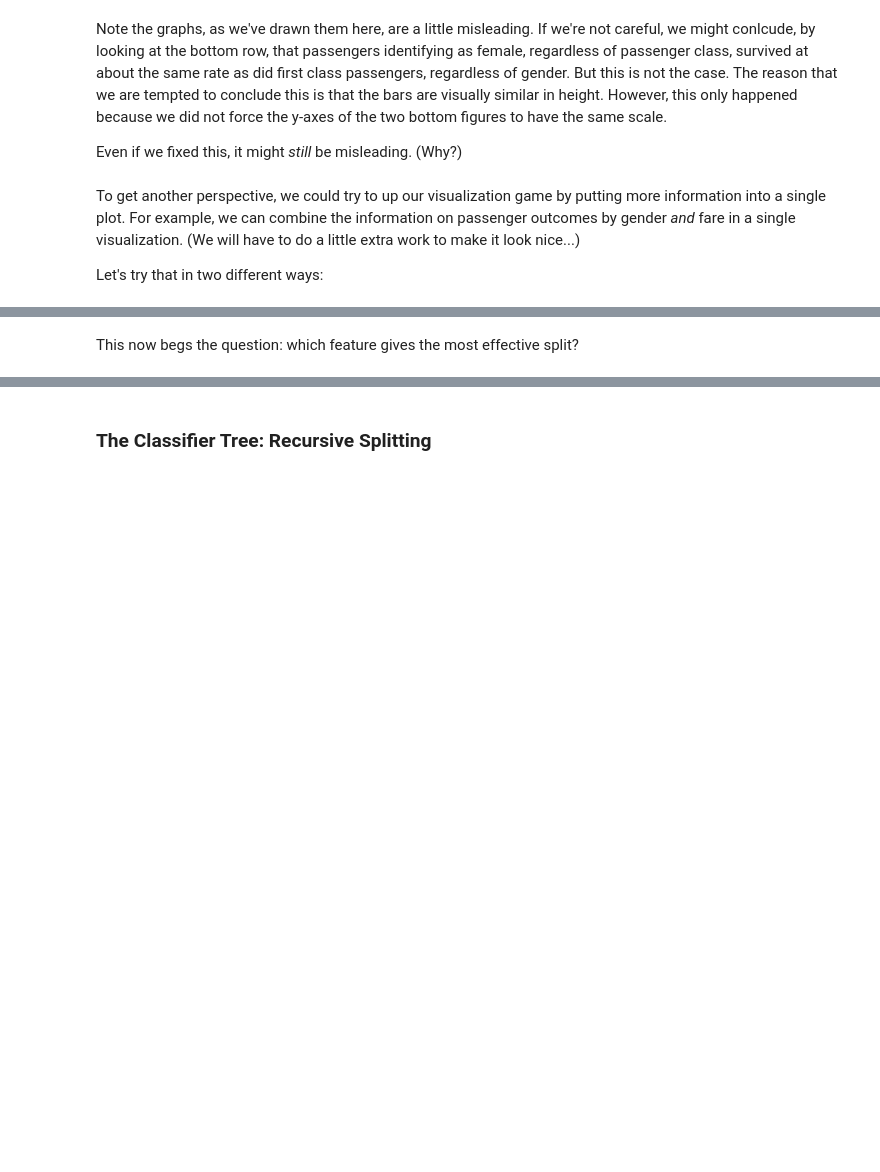
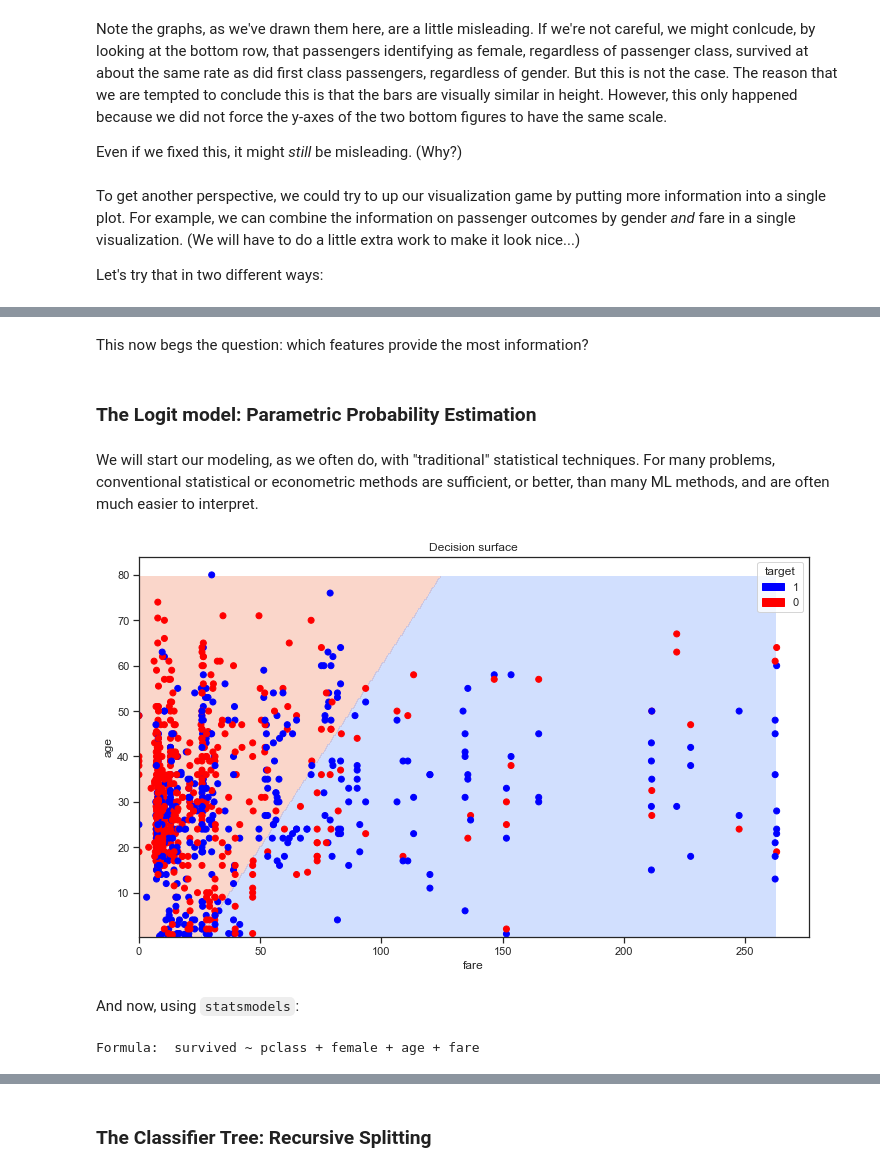
Before and after one commit to bwolfson2/data_biz_2021, a Jupyter notebook: Module_2_Supervised_Learning/2 Supervised segmentation.ipynb, the cells around one changed output, grey strips where cells are left out. Saved outputs shown, nothing was run; the diff lists cells and outputs as text; code cells hidden in the pictures; blank space fills up the shorter version.

```diff
--- a/Module_2_Supervised_Learning/2 Supervised segmentation.ipynb
+++ b/Module_2_Supervised_Learning/2 Supervised segmentation.ipynb
@@ -298,2 +325,32 @@ plt.show()
 # %% [markdown]
-This now begs the question: which feature gives the most effective split?
+This now begs the question: which features provide the most information?
+# %% [markdown]
+### The Logit model: Parametric Probability Estimation
+# %% [markdown]
+We will start our modeling, as we often do, with "traditional" statistical techniques.  For many problems, conventional statistical or econometric methods are sufficient, or better, than many ML methods, and are often much easier to interpret.
+# %%
+from sklearn import linear_model
+import warnings
+warnings.filterwarnings('ignore')
+
+logit_model = linear_model.LogisticRegression()
+logit_model.fit(X=df[predictor_cols], y=df[target_col])
+Decision_Surface(df, "fare", "age", df.survived, logit_model, False)
+# %% [output]
+[figure, added]
+# %% [markdown]
+And now, using `statsmodels`:
+# %%
+# set up the formula.
+#   This is a general code snippet that will always work, even if we don't know the formula
+#   In this case, of course, I do know the formua and could just write: survived ~ pclass + female + age + fare
+#
+
+my_formula=target_col + ' ~ '
+for i in range(len(predictor_cols)):
+    if i > 0:
+        my_formula = my_formula + " + "
+    my_formula = my_formula+ predictor_cols[i]
+print("Formula: ", my_formula)
+# %% [output]
+Formula:  survived ~ pclass + female + age + fare
```
Also changed, not shown: parts of 65 cells of this notebook.
